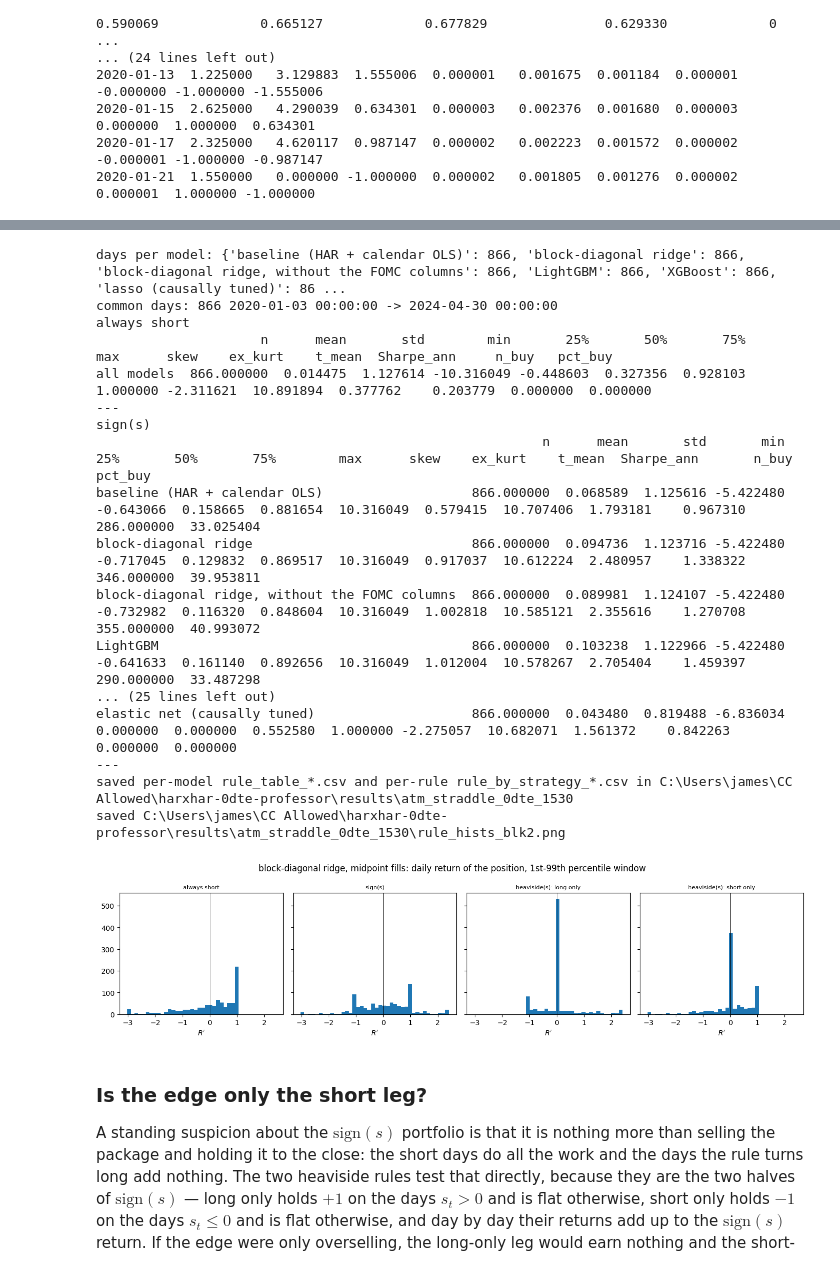
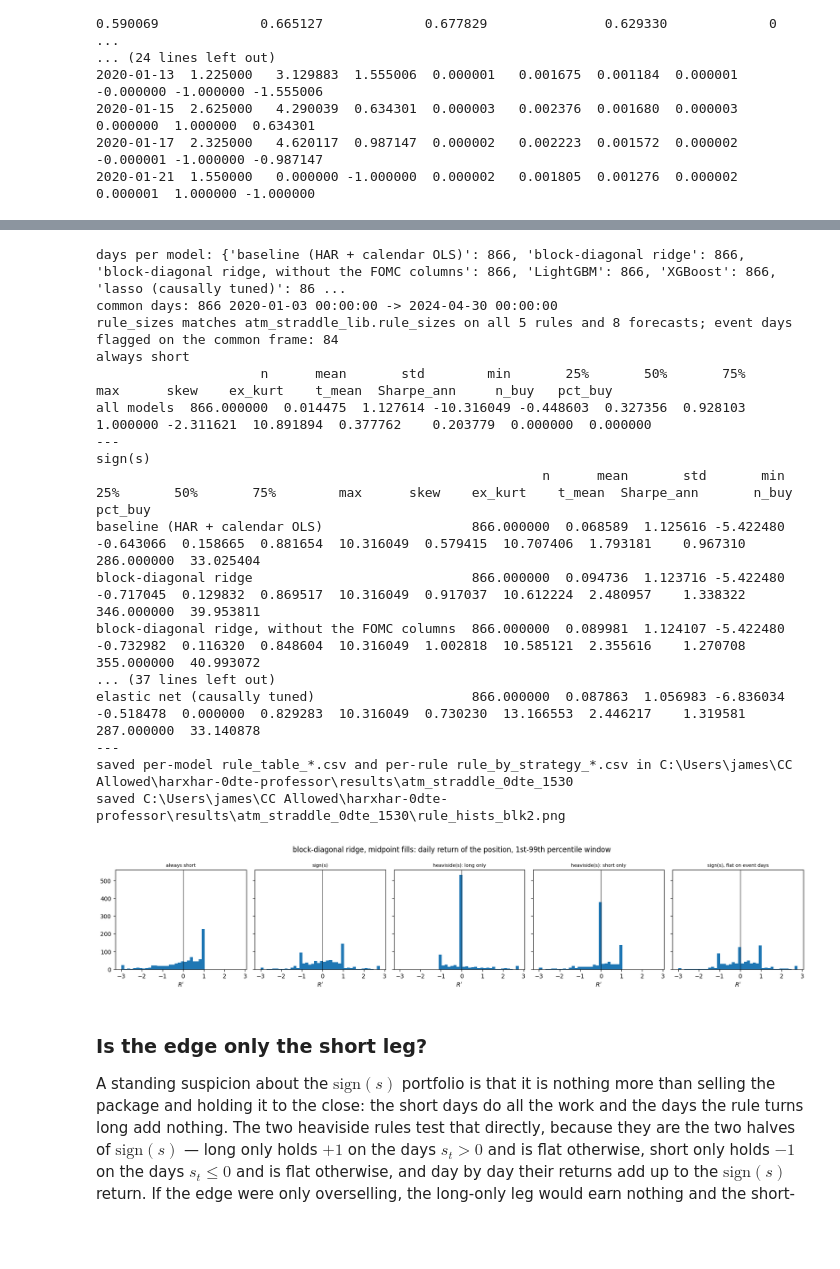
Before and after one commit to jamesdchen/harxhar-clean, a Jupyter notebook: notebooks/atm_straddle_rv_iv.ipynb, the cells around one changed output, grey strips where cells are left out. Saved outputs shown, nothing was run; the diff lists cells and outputs as text; code cells hidden in the pictures; blank space fills up the shorter version.

```diff
--- a/notebooks/atm_straddle_rv_iv.ipynb
+++ b/notebooks/atm_straddle_rv_iv.ipynb
@@ -1205,6 +1211,8 @@ Only the scoring is restricted to the common days; each portfolio itself is buil
 # %%
 def rule_sizes(px: pd.DataFrame) -> dict[str, pd.Series]:
     long_day = px["signal"].to_numpy(float) > 0   # s == 0 is a short day, as in section 9
+    # FOMC statement days and month-end sessions, from the exchange calendar alone
+    is_event = asl.event_day_mask(px.index, REPO).to_numpy(bool)
     return {
         "always short": pd.Series(-1.0, index=px.index),
         "sign(s)": px["pos"],
@@ -1212,6 +1220,8 @@ def rule_sizes(px: pd.DataFrame) -> dict[str, pd.Series]:
         # long only + short only = sign(s) day by day (asserted below)
         "heaviside(s): long only": pd.Series(np.where(long_day, 1.0, 0.0), index=px.index),
         "heaviside(s): short only": pd.Series(np.where(long_day, 0.0, -1.0), index=px.index),
+        "sign(s), flat on event days": pd.Series(
+            np.where(is_event, 0.0, px["pos"].to_numpy(float)), index=px.index),
     }
 
 
@@ -1247,7 +1257,9 @@ order = [
     "sign(s)",
     "heaviside(s): long only",
     "heaviside(s): short only",
+    "sign(s), flat on event days",
 ]
+assert order == list(asl.RULE_ORDER), "the deck's rule order and the library's disagree"
 cols = ["n", "mean", "std", "min", "25%", "50%", "75%", "max",
         "skew", "ex_kurt", "t_mean", "Sharpe_ann", "n_buy", "pct_buy"]
 MODEL_ORDER = list(asl.MODEL_ORDER)
@@ -1260,6 +1272,17 @@ common = common.sort_values()
 print("days per model:", {LABEL[t]: len(books[t]) for t in MODEL_ORDER})
 print("common days:", len(common),
       pd.Timestamp(common.min()), "->", pd.Timestamp(common.max()))
+
+# the notebook's positions must be the library's, to the bit, on every rule
+for _tag in MODEL_ORDER:
+    _lib = asl.rule_sizes(books[_tag], REPO)
+    _mine = rule_sizes(books[_tag])
+    for _name in order:
+        _d = float((_mine[_name] - _lib[_name]).abs().max())
+        assert _d == 0.0, (_tag, _name, _d)
+_ev = asl.event_day_mask(common, REPO)
+print(f"rule_sizes matches atm_straddle_lib.rule_sizes on all {len(order)} rules and "
+      f"{len(MODEL_ORDER)} forecasts; event days flagged on the common frame: {int(_ev.sum())}")
 
 rule_tabs = {}
 for tag in MODEL_ORDER:
@@ -1293,43 +1316,43 @@ for name in order:
     tab.to_csv(OUT / f"rule_by_strategy_{safe}.csv")
 print("saved per-model rule_table_*.csv and per-rule rule_by_strategy_*.csv in", OUT)
 
-fig, axes = plt.subplots(1, len(order), figsize=(14, 3.6), sharex=True, sharey=True)
+fig, axes = plt.subplots(1, len(order), figsize=(17, 3.6), sharex=True, sharey=True)
 px = books["blk2"]
 sizes = rule_sizes(px)
 pooled = pd.concat([sizes[name] * px["R"] for name in order], axis=0).dropna()
 lo, hi = float(pooled.quantile(0.01)), float(pooled.quantile(0.99))
 bins = np.linspace(lo, hi, 41)
 for ax, name in zip(axes.ravel(), order):
     x = (sizes[name] * px["R"]).dropna()
     ax.hist(x.clip(lo, hi), bins=bins, color="C0", edgecolor="none")
     ax.axvline(0.0, color="k", lw=0.6)
     ax.set_title(name, fontsize=8)
     ax.set_xlabel(r"$R'$")
 fig.suptitle("block-diagonal ridge, midpoint fills: daily return of the position, 1st-99th percentile window")
 fig.tight_layout()
 fig.savefig(OUT / "rule_hists_blk2.png", dpi=120, bbox_inches="tight")
 print("saved", OUT / "rule_hists_blk2.png")
 display(fig)
 plt.close(fig)
 # %% [output]
 days per model: {'baseline (HAR + calendar OLS)': 866, 'block-diagonal ridge': 866, 'block-diagonal ridge, without the FOMC columns': 866, 'LightGBM': 866, 'XGBoost': 866, 'lasso (causally tuned)': 86 ...
 common days: 866 2020-01-03 00:00:00 -> 2024-04-30 00:00:00
+rule_sizes matches atm_straddle_lib.rule_sizes on all 5 rules and 8 forecasts; event days flagged on the common frame: 84
 always short
                      n      mean       std        min       25%       50%       75%       max      skew    ex_kurt    t_mean  Sharpe_ann     n_buy   pct_buy
 all models  866.000000  0.014475  1.127614 -10.316049 -0.448603  0.327356  0.928103  1.000000 -2.311621  10.891894  0.377762    0.203779  0.000000  0.000000
 ---
 sign(s)
                                                          n      mean       std       min       25%       50%       75%        max      skew    ex_kurt    t_mean  Sharpe_ann       n_buy    pct_buy
 baseline (HAR + calendar OLS)                   866.000000  0.068589  1.125616 -5.422480 -0.643066  0.158665  0.881654  10.316049  0.579415  10.707406  1.793181    0.967310  286.000000  33.025404
 block-diagonal ridge                            866.000000  0.094736  1.123716 -5.422480 -0.717045  0.129832  0.869517  10.316049  0.917037  10.612224  2.480957    1.338322  346.000000  39.953811
 block-diagonal ridge, without the FOMC columns  866.000000  0.089981  1.124107 -5.422480 -0.732982  0.116320  0.848604  10.316049  1.002818  10.585121  2.355616    1.270708  355.000000  40.993072
-LightGBM                                        866.000000  0.103238  1.122966 -5.422480 -0.641633  0.161140  0.892656  10.316049  1.012004  10.578267  2.705404    1.459397  290.000000  33.487298
-... (25 lines left out)
-elastic net (causally tuned)                    866.000000  0.043480  0.819488 -6.836034  0.000000  0.000000  0.552580  1.000000 -2.275057  10.682071  1.561372    0.842263  0.000000  0.000000
+... (37 lines left out)
+elastic net (causally tuned)                    866.000000  0.087863  1.056983 -6.836034 -0.518478  0.000000  0.829283  10.316049  0.730230  13.166553  2.446217    1.319581  287.000000  33.140878
 ---
 saved per-model rule_table_*.csv and per-rule rule_by_strategy_*.csv in C:\Users\james\CC Allowed\harxhar-0dte-professor\results\atm_straddle_0dte_1530
 saved C:\Users\james\CC Allowed\harxhar-0dte-professor\results\atm_straddle_0dte_1530\rule_hists_blk2.png
-[figure, old version]
+[figure, new version]
 # %% [markdown]
 ### Is the edge only the short leg?
 
```
Also changed, not shown: parts of 19 cells of this notebook, 35 other files.
